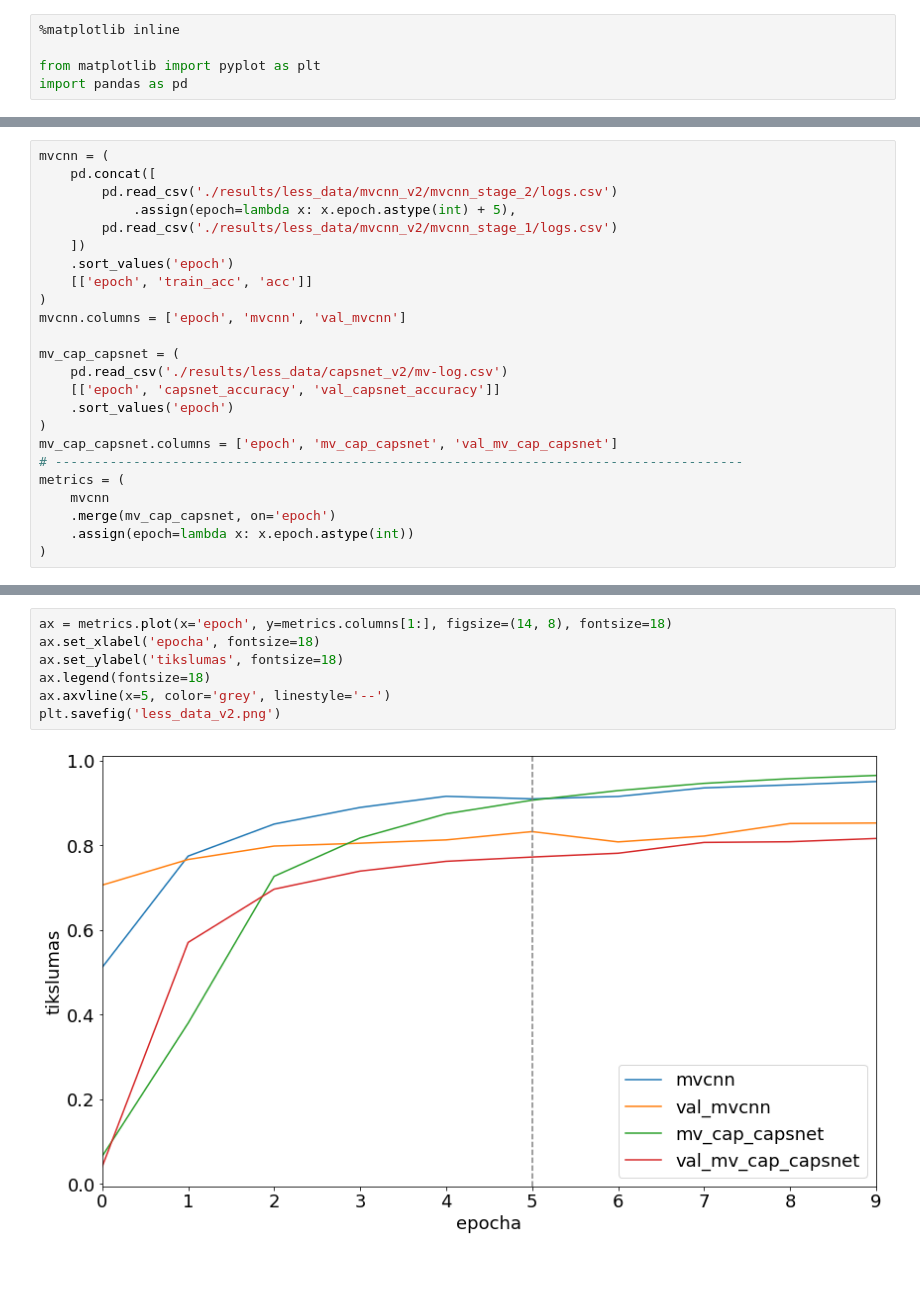
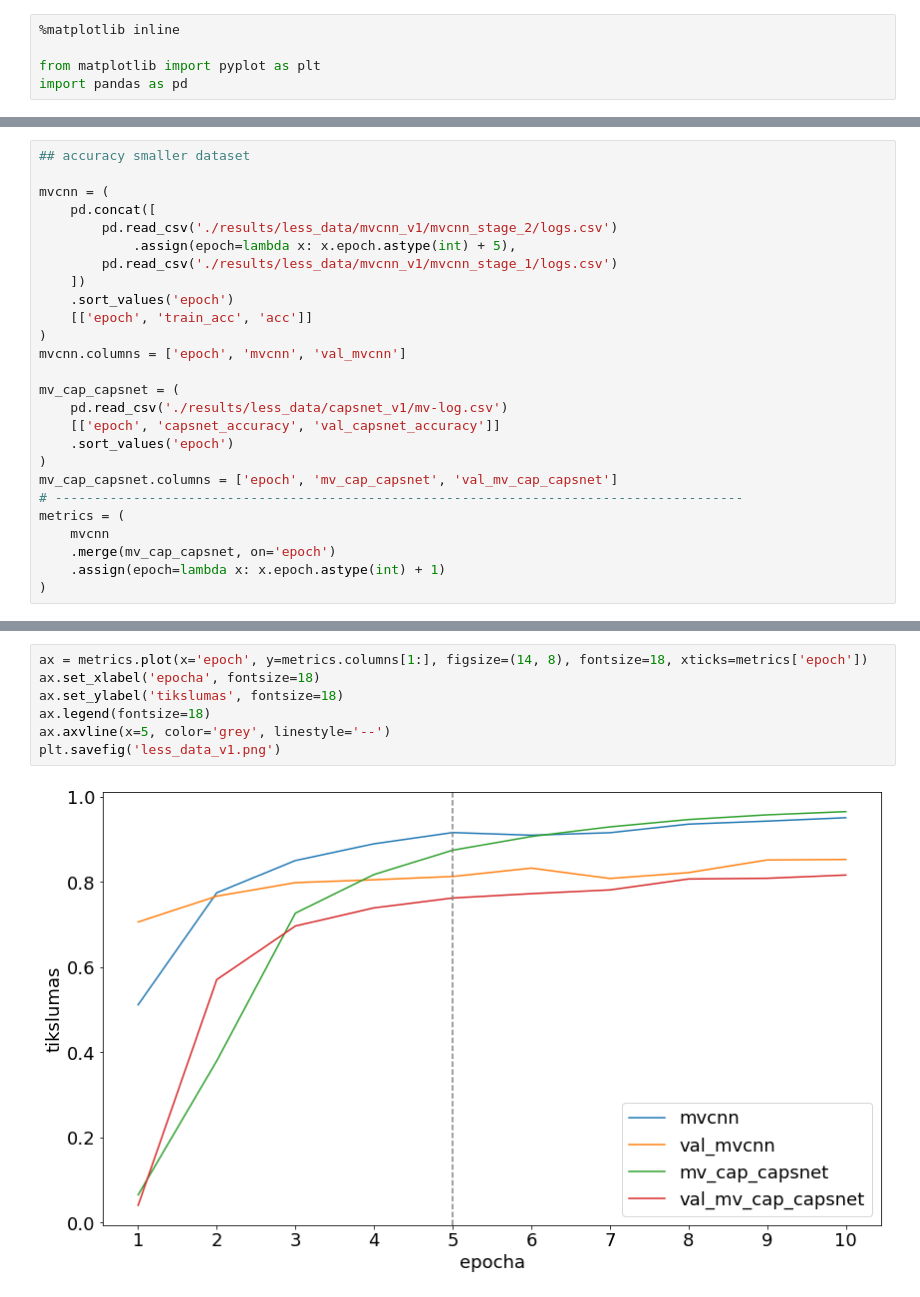
Before and after one commit to AleksasVaitulevicius/masters_kaggle, a Jupyter notebook: metrics.ipynb, the cells around one changed output, grey strips where cells are left out. Saved outputs shown, nothing was run; the diff lists cells and outputs as text; blank space fills up the shorter version.

```diff
--- a/metrics.ipynb
+++ b/metrics.ipynb
@@ -121,9 +129,11 @@ plt.savefig('validated.png')
 # %%
+## accuracy smaller dataset
+
 mvcnn = (
 	pd.concat([
-		pd.read_csv('./results/less_data/mvcnn_v2/mvcnn_stage_2/logs.csv')
+		pd.read_csv('./results/less_data/mvcnn_v1/mvcnn_stage_2/logs.csv')
 			.assign(epoch=lambda x: x.epoch.astype(int) + 5),
-		pd.read_csv('./results/less_data/mvcnn_v2/mvcnn_stage_1/logs.csv')
+		pd.read_csv('./results/less_data/mvcnn_v1/mvcnn_stage_1/logs.csv')
 	])
 	.sort_values('epoch')
 	[['epoch', 'train_acc', 'acc']]
@@ -131,7 +141,7 @@ mvcnn = (
 mvcnn.columns = ['epoch', 'mvcnn', 'val_mvcnn']
 
 mv_cap_capsnet = (
-	pd.read_csv('./results/less_data/capsnet_v2/mv-log.csv')
+	pd.read_csv('./results/less_data/capsnet_v1/mv-log.csv')
 	[['epoch', 'capsnet_accuracy', 'val_capsnet_accuracy']]
 	.sort_values('epoch')
 )
@@ -140,7 +150,7 @@ mv_cap_capsnet.columns = ['epoch', 'mv_cap_capsnet', 'val_mv_cap_capsnet']
 metrics = (
 	mvcnn
 	.merge(mv_cap_capsnet, on='epoch')
-	.assign(epoch=lambda x: x.epoch.astype(int))
+	.assign(epoch=lambda x: x.epoch.astype(int) + 1)
 )
 # %%
 
@@ -168,11 +181,11 @@ epocha &     mvcnn & val-mvcnn & mv-cap-capsnet & val-mv-cap-capsnet \\
 \bottomrule
 \end{tabular}
 # %%
-ax = metrics.plot(x='epoch', y=metrics.columns[1:], figsize=(14, 8), fontsize=18)
+ax = metrics.plot(x='epoch', y=metrics.columns[1:], figsize=(14, 8), fontsize=18, xticks=metrics['epoch'])
 ax.set_xlabel('epocha', fontsize=18)
 ax.set_ylabel('tikslumas', fontsize=18)
 ax.legend(fontsize=18)
 ax.axvline(x=5, color='grey', linestyle='--')
-plt.savefig('less_data_v2.png')
+plt.savefig('less_data_v1.png')
 # %% [output]
-[figure, old version]
+[figure, new version]
```
Also changed, not shown: parts of 13 cells of this notebook, 2 other files.
